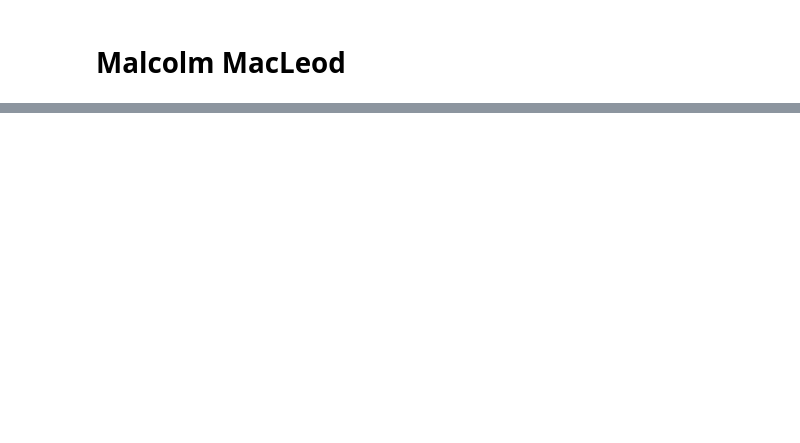
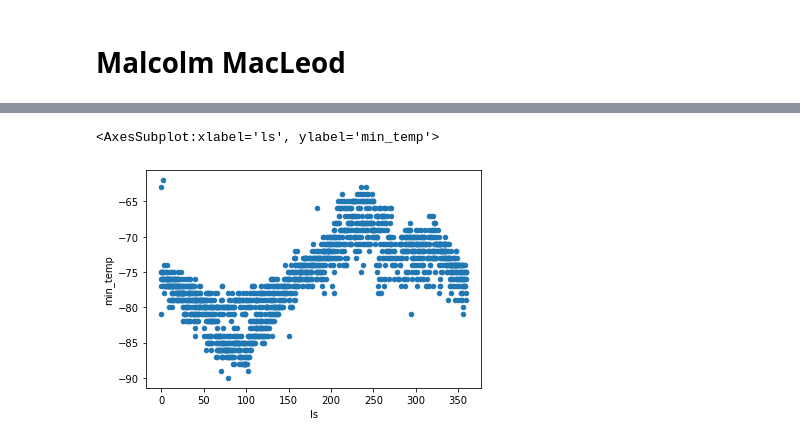
Before and after one commit to data301-2021-winter1/group15-project, a Jupyter notebook: notebooks/analysis3.ipynb, the cells around one changed output, grey strips where cells are left out. Drawn from its saved outputs; the diff is of its cells as text; code cells hidden in the pictures; blank space fills up the shorter version.

```diff
--- a/notebooks/analysis3.ipynb
+++ b/notebooks/analysis3.ipynb
@@ -26,0 +127,5 @@ mdf
+# %%
+df_cleaned.plot(kind = 'scatter', x= 'ls', y='min_temp')
+# %% [output]
+<AxesSubplot:xlabel='ls', ylabel='min_temp'>
+[figure, added]
```
Also changed, not shown: parts of 14 cells of this notebook.
